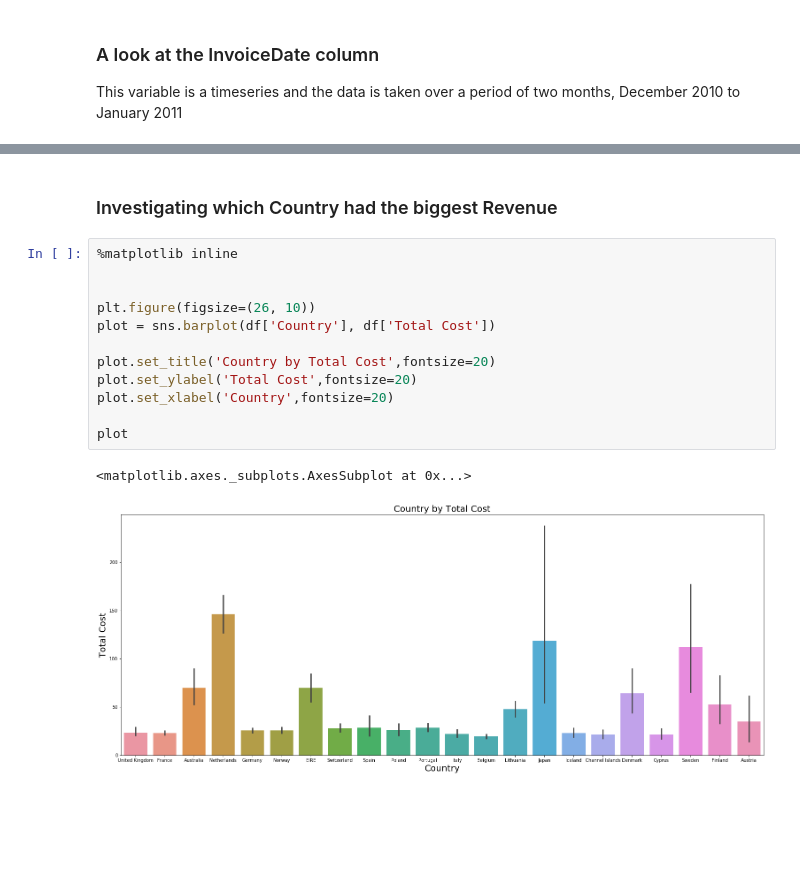
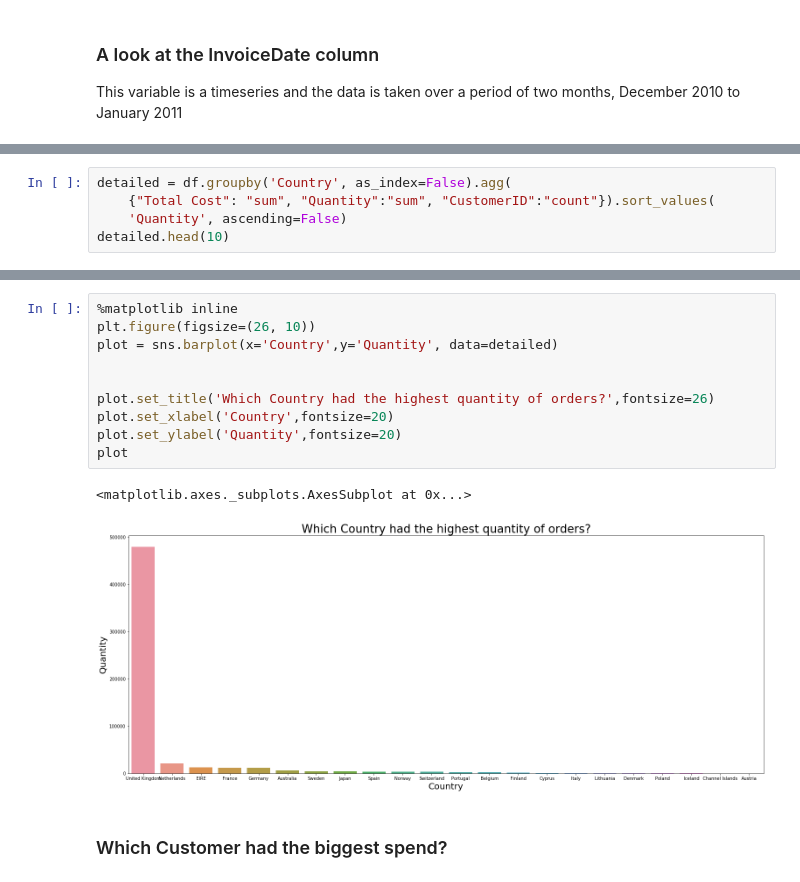
Before and after one commit to RitRa/Programming-Project-Dec-2018, a Jupyter notebook: Online Retail Data - Project 2018.ipynb, the cells around one changed output, grey strips where cells are left out. Cells and saved outputs as stored; diff of their text form; blank space fills up the shorter version.

```diff
--- a/Online Retail Data - Project 2018.ipynb
+++ b/Online Retail Data - Project 2018.ipynb
@@ -359,0 +320,5 @@ df
+# %%
+detailed = df.groupby('Country', as_index=False).agg(
+    {"Total Cost": "sum", "Quantity":"sum", "CustomerID":"count"}).sort_values(
+    'Quantity', ascending=False)
+detailed.head(10)
@@ -360,17 +337,15 @@ df
+# %%
+%matplotlib inline
+plt.figure(figsize=(26, 10))
+plot = sns.barplot(x='Country',y='Quantity', data=detailed)
+
+
+plot.set_title('Which Country had the highest quantity of orders?',fontsize=26)
+plot.set_xlabel('Country',fontsize=20)
+plot.set_ylabel('Quantity',fontsize=20)
+plot
+# %% [output]
+<matplotlib.axes._subplots.AxesSubplot at 0x...>
+[figure, added]
 # %% [markdown]
-### Investigating which Country had the biggest Revenue
+### Which Customer had the biggest spend?
-# %%
-%matplotlib inline
-
-
-plt.figure(figsize=(26, 10))
-plot = sns.barplot(df['Country'], df['Total Cost'])
-
-plot.set_title('Country by Total Cost',fontsize=20)
-plot.set_ylabel('Total Cost',fontsize=20)
-plot.set_xlabel('Country',fontsize=20)
-
-plot
-# %% [output]
-<matplotlib.axes._subplots.AxesSubplot at 0x...>
-[figure, removed]
```
Also changed, not shown: parts of 30 cells of this notebook.
